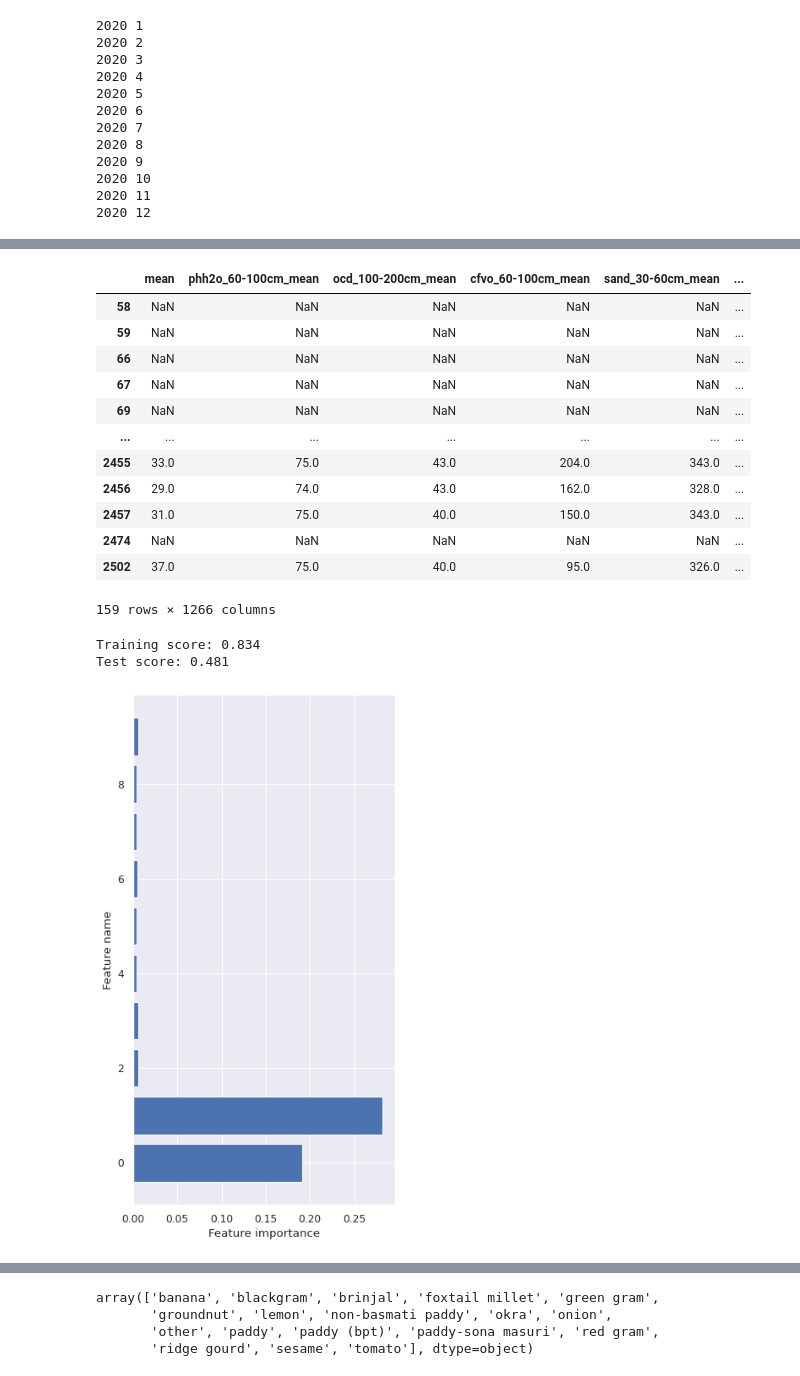
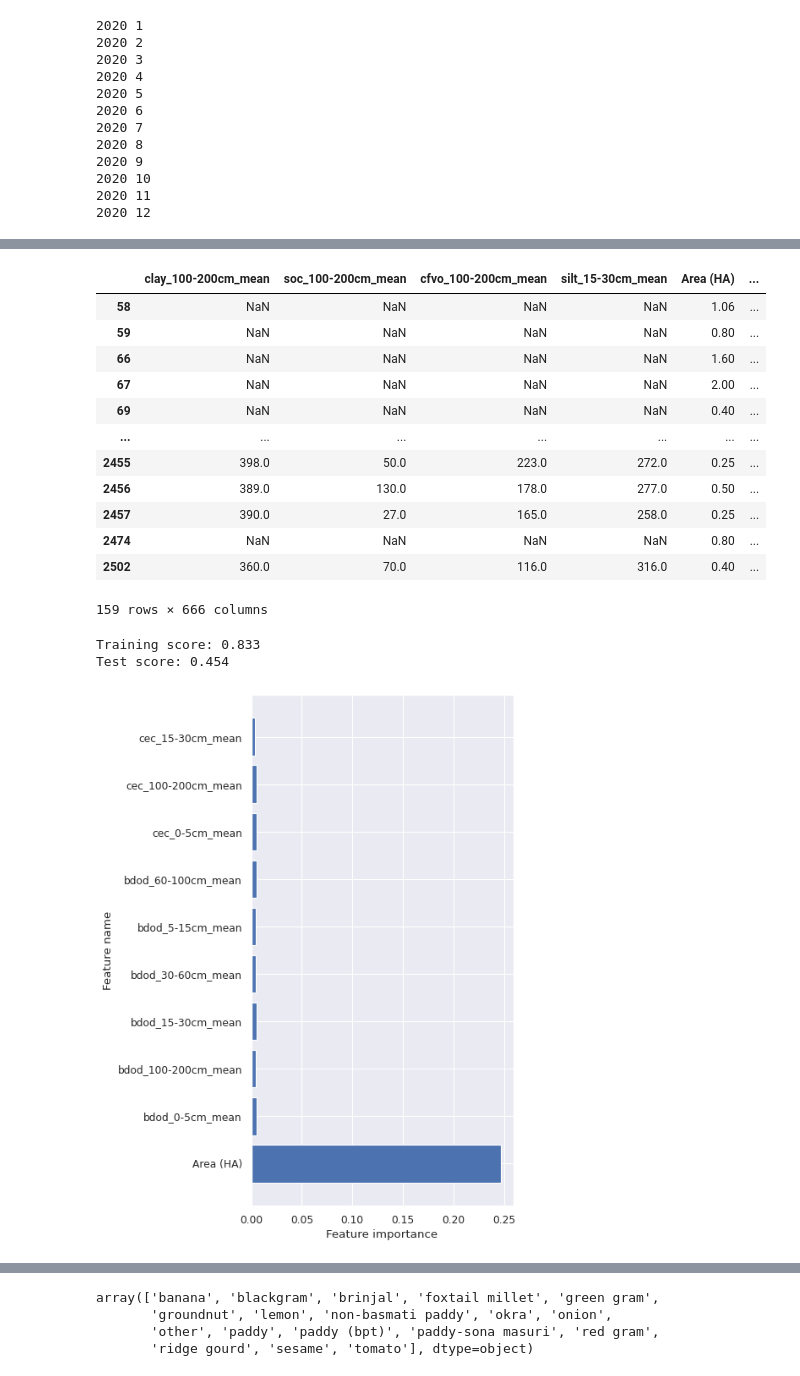
Before and after one commit to Spiruel/stfc-food-network-cop26-hackathon, a Jupyter notebook: dl_features_gee.ipynb, the cells around one changed output, grey strips where cells are left out. Cells and saved outputs as stored; diff of their text form; code cells hidden in the pictures.

```diff
--- a/dl_features_gee.ipynb
+++ b/dl_features_gee.ipynb
@@ -167,13 +207,13 @@ for y in tqdm(range(2016, 2021)):
         print(y, m)
 
         era5_monthly_sel = era5_monthly \
-                .filter(ee.Filter.calendarRange(2020,2020,'year')) \
+                .filter(ee.Filter.calendarRange(y,y,'year')) \
                 .filter(ee.Filter.calendarRange(1,1,'month')).first()
 
 
         # Use the combined reducer to get the mean and SD of the image.
         era5_stats = era5_monthly_sel.reduceRegions(**{
-          'reducer': minmax_reducer,
+          'reducer': mean_reducer,
           'collection': fromList,
         })
 
@@ -291,19 +331,19 @@ is_NaN = all_df_new.isnull()
 row_has_NaN = is_NaN.any(axis=1)
 all_df_new[row_has_NaN]
 # %% [output]
-|  | mean | phh2o_60-100cm_mean | ocd_100-200cm_mean | cfvo_60-100cm_mean | sand_30-60cm_mean | ... |
-| 58 | NaN | NaN | NaN | NaN | NaN | ... |
-| 59 | NaN | NaN | NaN | NaN | NaN | ... |
-| 66 | NaN | NaN | NaN | NaN | NaN | ... |
-| 67 | NaN | NaN | NaN | NaN | NaN | ... |
-| 69 | NaN | NaN | NaN | NaN | NaN | ... |
+|  | clay_100-200cm_mean | soc_100-200cm_mean | cfvo_100-200cm_mean | silt_15-30cm_mean | Area (HA) | ... |
+| 58 | NaN | NaN | NaN | NaN | 1.06 | ... |
+| 59 | NaN | NaN | NaN | NaN | 0.80 | ... |
+| 66 | NaN | NaN | NaN | NaN | 1.60 | ... |
+| 67 | NaN | NaN | NaN | NaN | 2.00 | ... |
+| 69 | NaN | NaN | NaN | NaN | 0.40 | ... |
 | ... | ... | ... | ... | ... | ... | ... |
-| 2455 | 33.0 | 75.0 | 43.0 | 204.0 | 343.0 | ... |
-| 2456 | 29.0 | 74.0 | 43.0 | 162.0 | 328.0 | ... |
-| 2457 | 31.0 | 75.0 | 40.0 | 150.0 | 343.0 | ... |
-| 2474 | NaN | NaN | NaN | NaN | NaN | ... |
-| 2502 | 37.0 | 75.0 | 40.0 | 95.0 | 326.0 | ... |
+| 2455 | 398.0 | 50.0 | 223.0 | 272.0 | 0.25 | ... |
+| 2456 | 389.0 | 130.0 | 178.0 | 277.0 | 0.50 | ... |
+| 2457 | 390.0 | 27.0 | 165.0 | 258.0 | 0.25 | ... |
+| 2474 | NaN | NaN | NaN | NaN | 0.80 | ... |
+| 2502 | 360.0 | 70.0 | 116.0 | 316.0 | 0.40 | ... |
-159 rows × 1266 columns
+159 rows × 666 columns
 # %%
 all_df_new = all_df_new.dropna()
 # %%
@@ -316,12 +356,15 @@ ERA5_FEATS = new_cols
 X = all_df_new[FEATURES + SOIL_FEATS + ERA5_FEATS]
 del X['Latitude']
 del X['Longitude']
+del X['Year']
+#del X['Area (HA)']
 
 y_pre = all_df_new['Crops'].str.lower()
 
 from sklearn import preprocessing
 le = preprocessing.LabelEncoder()
 y = le.fit_transform(y_pre)
+np.save('classes.npy', le.classes_)
 
 from sklearn.model_selection import train_test_split
 
@@ -334,19 +377,19 @@ rf_pred= rf.score(X_test, y_test)
 print("Training score: {:.3f}".format(rf.score(X_train, y_train)))
 print("Test score: {:.3f}".format(rf.score(X_test, y_test)))
 # %% [output]
-Training score: 0.834
-Test score: 0.481
+Training score: 0.833
+Test score: 0.454
 # %%
 import matplotlib.pyplot as plt
 import numpy as np
 
 max_n = 10
 plt.figure(figsize=(5,10), dpi=80)
 c_features = len(X_train.columns)
 plt.barh(range(c_features)[:max_n], rf.feature_importances_[:max_n])
 plt.xlabel("Feature importance")
 plt.ylabel("Feature name")
-#plt.yticks(np.arange(max_n), X_train.columns)
+plt.yticks(np.arange(max_n), X_train.columns[:max_n])
 plt.show()
 # %% [output]
-[figure, old version]
+[figure, new version]
```
Also changed, not shown: parts of 24 cells of this notebook, 3 other files.
